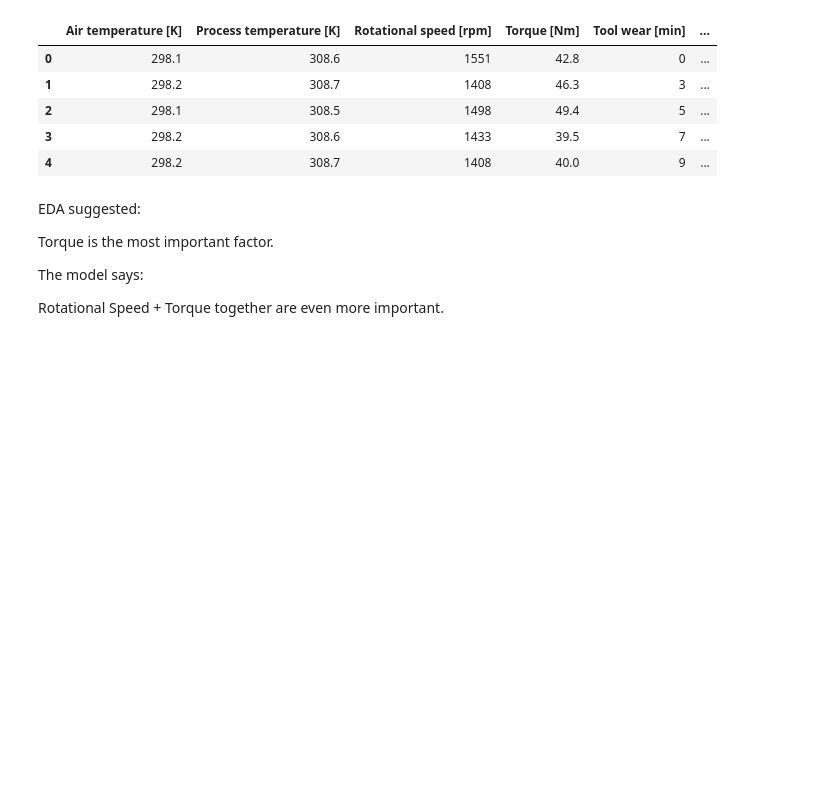
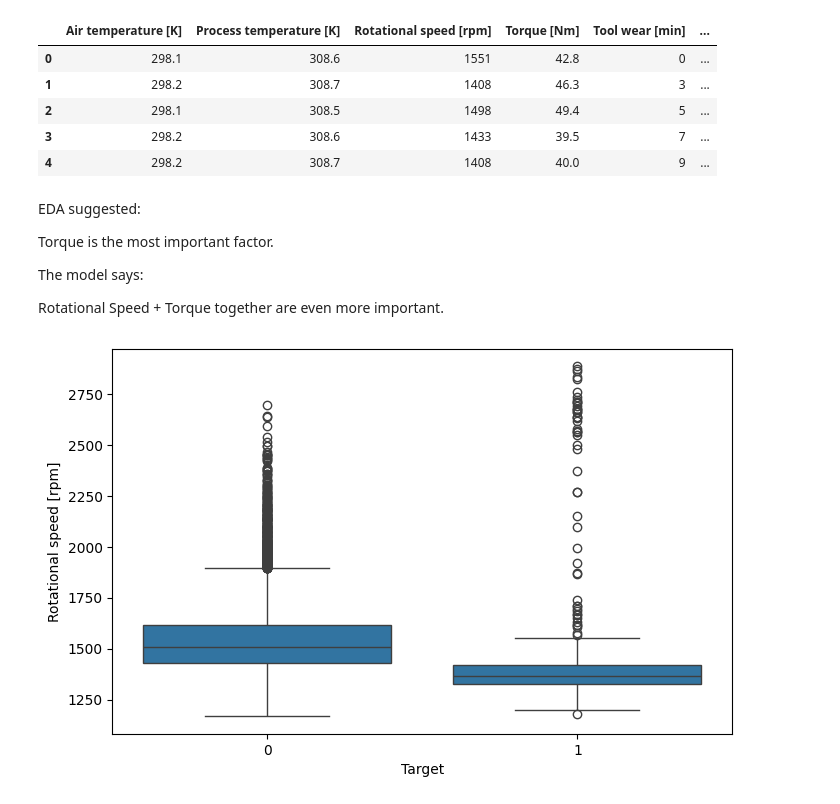
Before and after one commit to iammuhammadhassan/Predictive-Maintenance, a Jupyter notebook: PredictiveMaintenance.ipynb, the cells around one changed output. Drawn from its saved outputs; the diff is of its cells as text; code cells hidden in the pictures; blank space fills up the shorter version.

```diff
--- a/PredictiveMaintenance.ipynb
+++ b/PredictiveMaintenance.ipynb
@@ -307,3 +301,15 @@ Torque is the most important factor.
 The model says:
 
 Rotational Speed + Torque together are even more important.
+# %%
+plt.figure(figsize=(8,5))
+
+sns.boxplot(
+    x='Target',
+    y='Rotational speed [rpm]',
+    data=df
+)
+
+plt.show()
+# %% [output]
+[figure, added]
```
Also changed, not shown: parts of 1 cell of this notebook, 1 other file.
